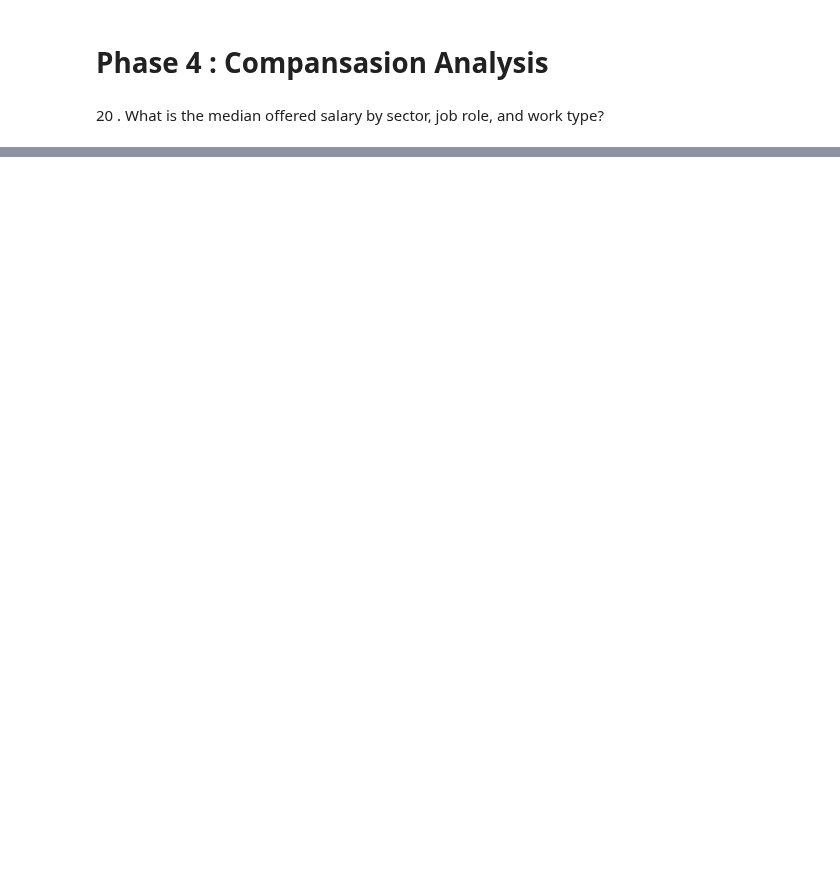
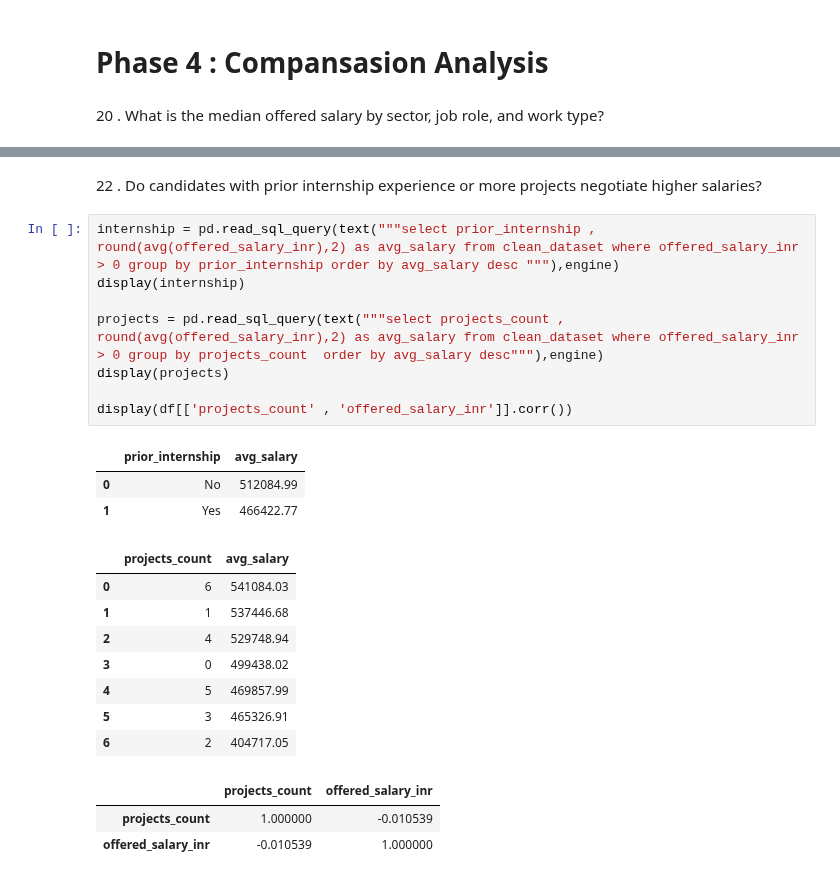
Before and after one commit to Ishasavani1402/Data-Analytics, a Jupyter notebook: fresher_hiring_analysis/EDA.ipynb, the cells around one changed output, grey strips where cells are left out. Drawn from its saved outputs; the diff is of its cells as text; blank space fills up the shorter version.

```diff
--- a/fresher_hiring_analysis/EDA.ipynb
+++ b/fresher_hiring_analysis/EDA.ipynb
@@ -821,0 +901,25 @@ GROUP BY city"""),engine)
+# %% [markdown]
+22 . Do candidates with prior internship experience or more projects negotiate higher salaries?
+# %%
+internship = pd.read_sql_query(text("""select prior_internship , round(avg(offered_salary_inr),2) as avg_salary from clean_dataset where offered_salary_inr > 0 group by prior_internship order by avg_salary desc """),engine)
+display(internship)
+
+projects = pd.read_sql_query(text("""select projects_count , round(avg(offered_salary_inr),2) as avg_salary from clean_dataset where offered_salary_inr > 0 group by projects_count  order by avg_salary desc"""),engine)
+display(projects)
+
+display(df[['projects_count' , 'offered_salary_inr']].corr())
+# %% [output]
+|  | prior_internship | avg_salary |
+| 0 | No | 512084.99 |
+| 1 | Yes | 466422.77 |
+|  | projects_count | avg_salary |
+| 0 | 6 | 541084.03 |
+| 1 | 1 | 537446.68 |
+| 2 | 4 | 529748.94 |
+| 3 | 0 | 499438.02 |
+| 4 | 5 | 469857.99 |
+| 5 | 3 | 465326.91 |
+| 6 | 2 | 404717.05 |
+|  | projects_count | offered_salary_inr |
+| projects_count | 1.000000 | -0.010539 |
+| offered_salary_inr | -0.010539 | 1.000000 |
```
Also changed, not shown: parts of 4 cells of this notebook.
